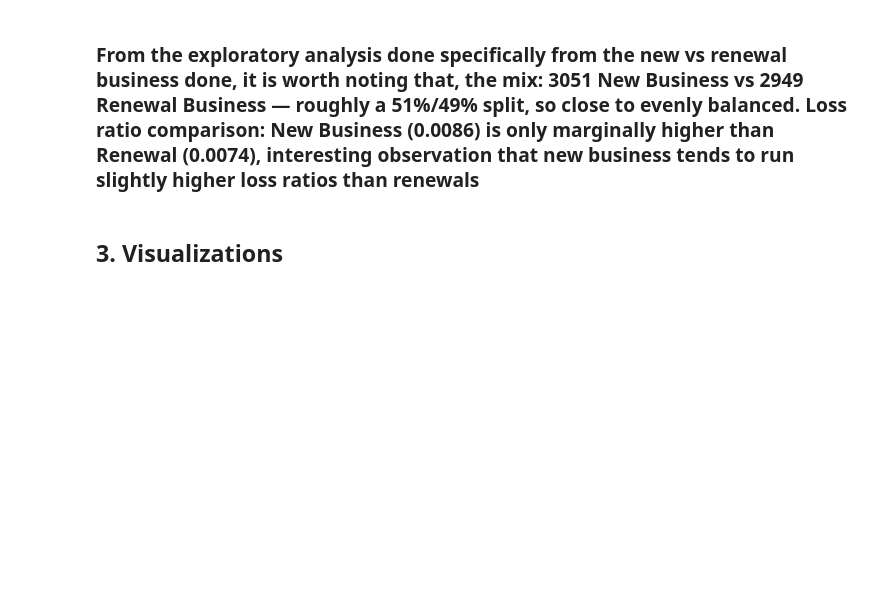
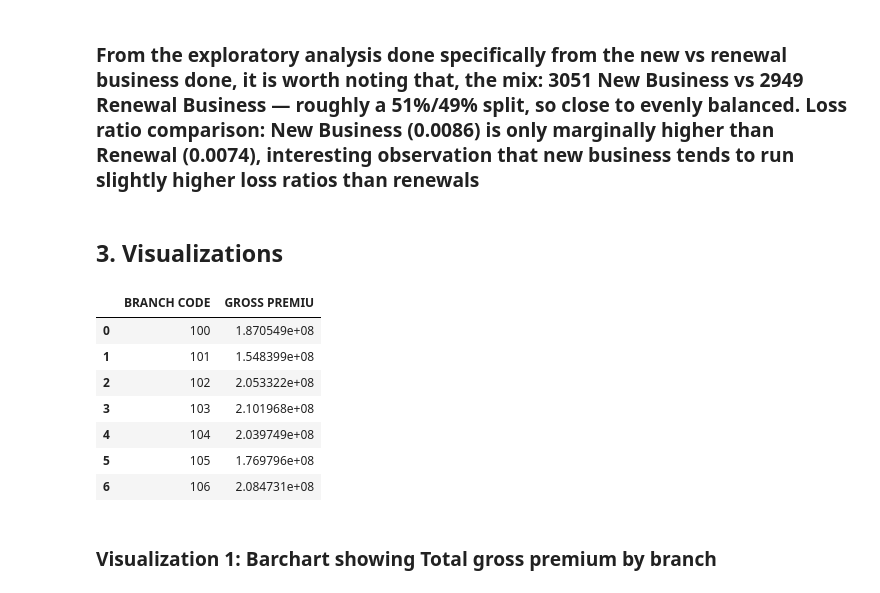
Before and after one commit to AlfredKa/premium-bordereaux-analysis, a Jupyter notebook: notebooks/Insurance_Domain_Project_pynb.ipynb, the cells around one changed output. Drawn from its saved outputs; the diff is of its cells as text; code cells hidden in the pictures; blank space fills up the shorter version.

Commit message:
Add Premium and Loss ratio bar charts with color scaling

```diff
--- a/notebooks/Insurance_Domain_Project_pynb.ipynb
+++ b/notebooks/Insurance_Domain_Project_pynb.ipynb
@@ -324,3 +324,14 @@ df_clean.groupby('BUSINESS CLASS').agg(
 ### From the exploratory analysis done specifically from the new vs renewal business done, it is worth noting that, the mix: 3051 New Business vs 2949 Renewal Business — roughly a 51%/49% split, so close to evenly balanced. Loss ratio comparison: New Business (0.0086) is only marginally higher than Renewal (0.0074), interesting observation that new business tends to run slightly higher loss ratios than renewals
 # %% [markdown]
 ## 3. Visualizations
+# %%
+df_clean.groupby('BRANCH CODE')['GROSS PREMIU'].sum().reset_index()
+# %% [output]
+|  | BRANCH CODE | GROSS PREMIU |
+| 0 | 100 | 1.870549e+08 |
+| 1 | 101 | 1.548399e+08 |
+| 2 | 102 | 2.053322e+08 |
+| 3 | 103 | 2.101968e+08 |
+| 4 | 104 | 2.039749e+08 |
+| 5 | 105 | 1.769796e+08 |
+| 6 | 106 | 2.084731e+08 |
@@ -326,0 +343,2 @@ df_clean.groupby('BUSINESS CLASS').agg(
+# %% [markdown]
+### Visualization 1: Barchart showing Total gross premium by branch
```
Also changed, not shown: parts of 12 cells of this notebook.
